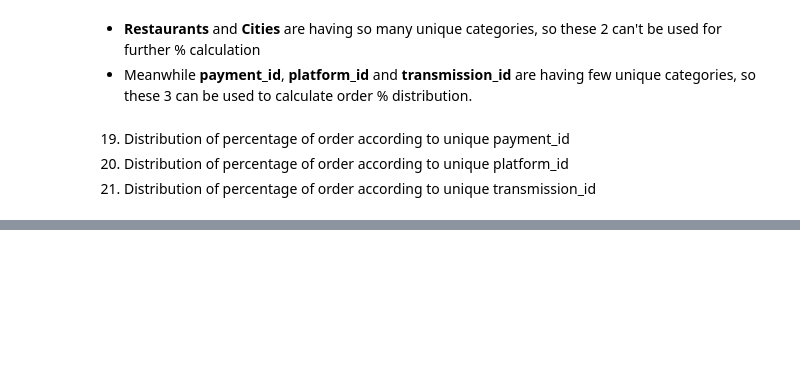
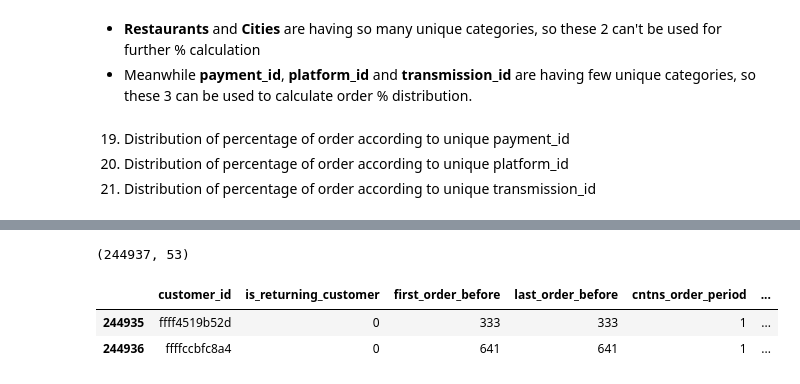
Before and after one commit to ashutosh3060/returning-customer-prediction, a Jupyter notebook: data_transformation.ipynb, the cells around one changed output, grey strips where cells are left out. Saved outputs shown, nothing was run; the diff lists cells and outputs as text; code cells hidden in the pictures; blank space fills up the shorter version.

```diff
--- a/data_transformation.ipynb
+++ b/data_transformation.ipynb
@@ -640,0 +699,24 @@ df_transmission_id.head(2)
+# %%
+df_new_ftr = df_new_ftr[['customer_id', 'is_returning_customer', 'first_order_before', 'last_order_before', 'cntns_order_period',
+                         'comm_orderhour', 'num_success_order', 'num_fail_order',
+                         'is_voucher', 'avg_voucher_amnt', 'is_deliveryfee', 'avg_deliveryfee', 'is_amount', 'avg_amount',
+                         'num_restaurant', 'num_city', 'num_paymentid', 'num_platform', 'num_transmission',
+                         'order_afternoon', 'order_early_morning', 'order_evening', 'order_late_night', 'order_morning', 'order_night',
+                         'payment_id_1491', 'payment_id_1523',
+       'payment_id_1619', 'payment_id_1779', 'payment_id_1811',
+       'platform_id_525', 'platform_id_22167', 'platform_id_22263',
+       'platform_id_22295', 'platform_id_29463', 'platform_id_29495',
+       'platform_id_29751', 'platform_id_29815', 'platform_id_30135',
+       'platform_id_30199', 'platform_id_30231', 'platform_id_30359',
+       'platform_id_30391', 'platform_id_30423', 'transmission_id_212',
+       'transmission_id_1988', 'transmission_id_4196', 'transmission_id_4228',
+       'transmission_id_4260', 'transmission_id_4324', 'transmission_id_4356',
+       'transmission_id_4996', 'transmission_id_21124']].copy()
+# df_new_ftr.index = np.arange(1, len(df_new_ftr)+1)
+print(df_new_ftr.shape)
+df_new_ftr.tail(2)
+# %% [output]
+(244937, 53)
+|  | customer_id | is_returning_customer | first_order_before | last_order_before | cntns_order_period | ... |
+| 244935 | ffff4519b52d | 0 | 333 | 333 | 1 | ... |
+| 244936 | ffffccbfc8a4 | 0 | 641 | 641 | 1 | ... |
```
Also changed, not shown: parts of 12 cells of this notebook.
